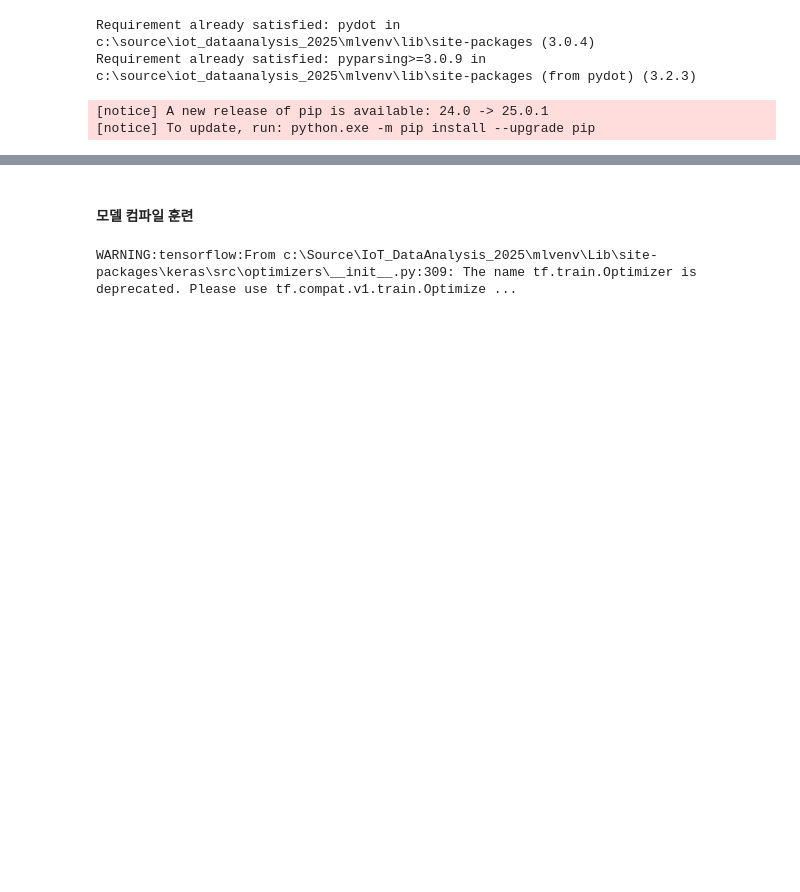
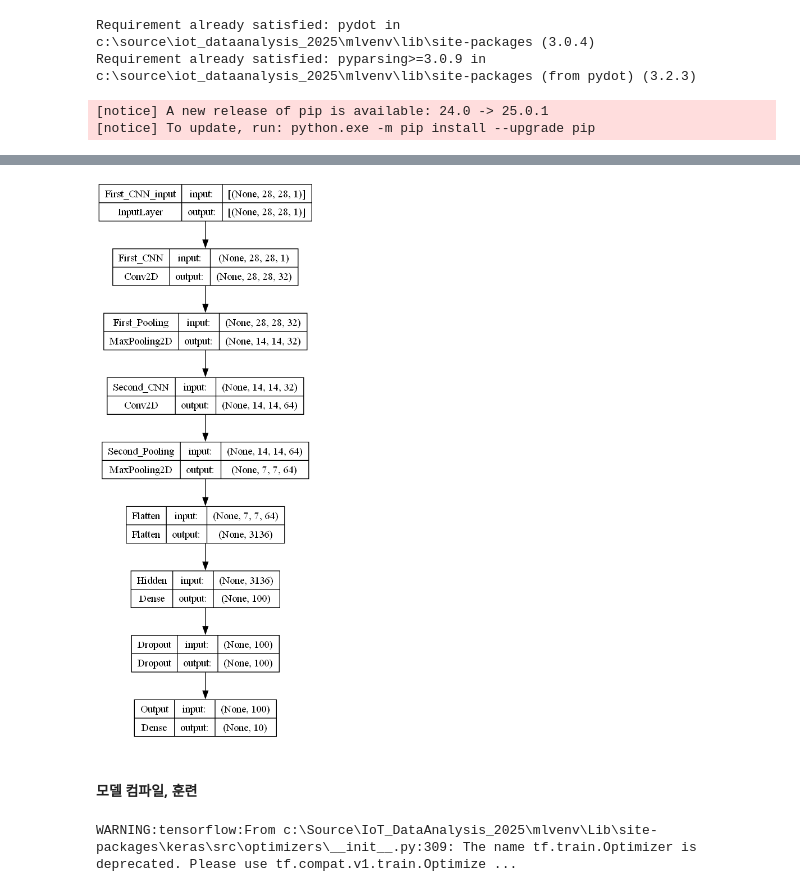
Before and after one commit to talCSHN/IoT_DataAnalysis_2025, a Jupyter notebook: day05/mldl01_케라스_합성곱신경망.ipynb, the cells around one changed output, grey strips where cells are left out. Saved outputs shown, nothing was run; the diff lists cells and outputs as text; code cells hidden in the pictures; blank space fills up the shorter version.

```diff
--- a/day05/mldl01_케라스_합성곱신경망.ipynb
+++ b/day05/mldl01_케라스_합성곱신경망.ipynb
@@ -123,5 +160,10 @@ Requirement already satisfied: pyparsing>=3.0.9 in c:\source\iot_dataanalysis_20
+# %%
+## 상세 모델 시각화
+keras.utils.plot_model(model, show_shapes=True)
+# %% [output]
+[figure, added]
 # %% [markdown]
-#### 모델 컴파일 훈련
+#### 모델 컴파일, 훈련
 # %%
 # 모델 컴파일
 model.compile(optimizer='adam', loss='sparse_categorical_crossentropy', metrics='accuracy')
```
Also changed, not shown: parts of 43 cells of this notebook, 7 other files.
